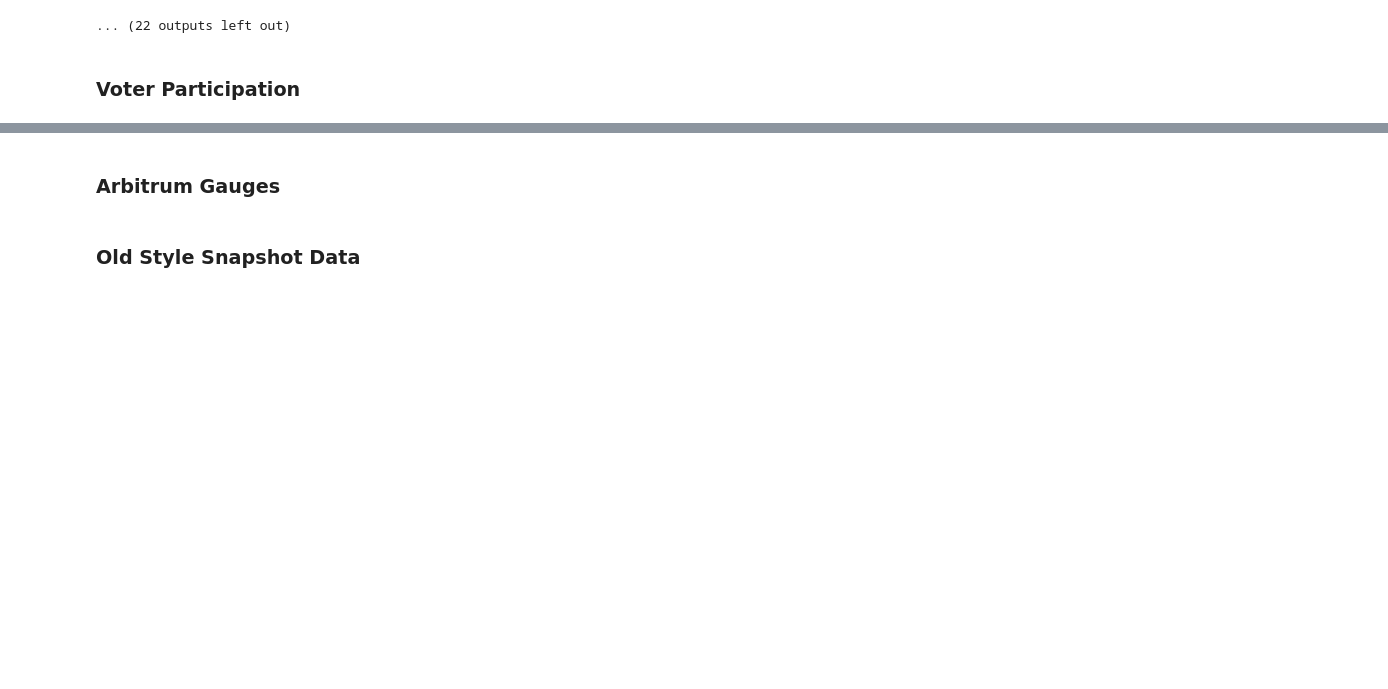
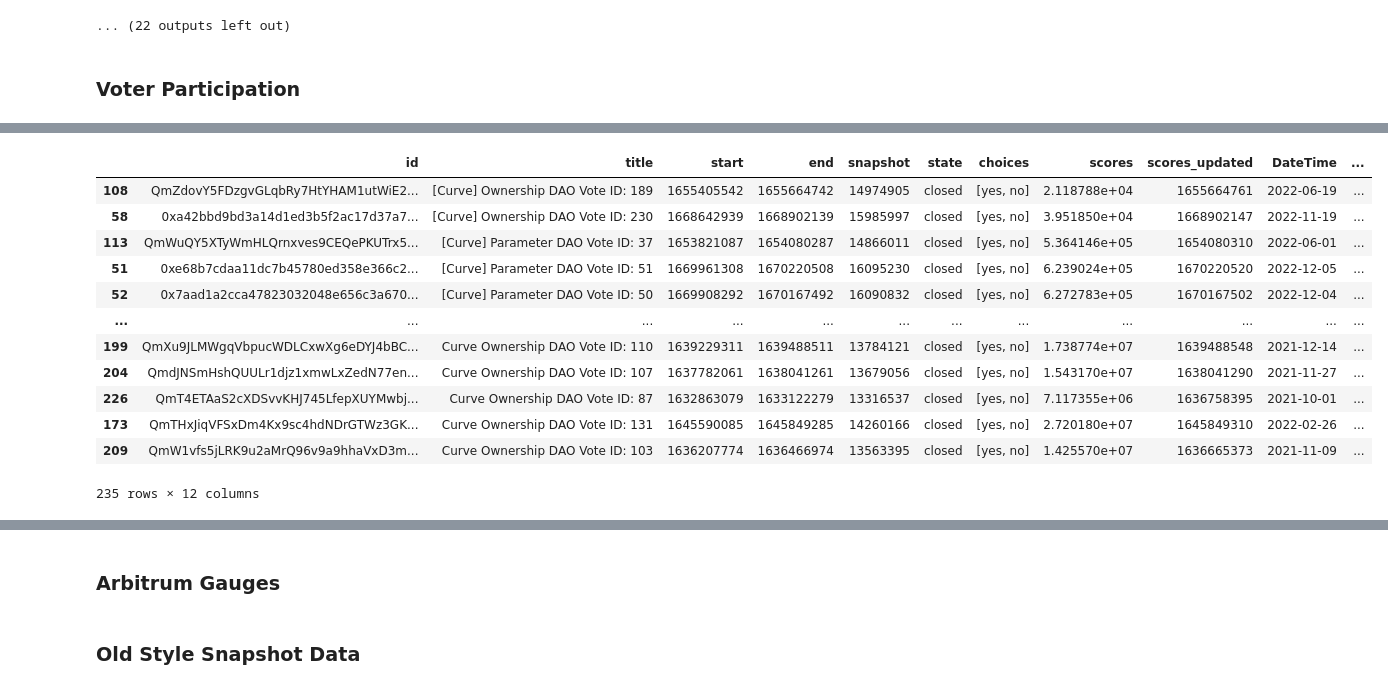
Before and after one commit to DoominEth/Web3DataSandbox, a Jupyter notebook: Untitled.ipynb, the cells around one changed output, grey strips where cells are left out. Cells and saved outputs as stored; diff of their text form; code cells hidden in the pictures; blank space fills up the shorter version.

```diff
--- a/Untitled.ipynb
+++ b/Untitled.ipynb
@@ -145,3 +162,19 @@ curveProposalData = gaugeMap.voterParticipationNonGauge('cvx.eth',cvxLocked)
+# %%
+curveProposalData.sort_values(by='ScoresPercent')
+# %% [output]
+|  | id | title | start | end | snapshot | state | choices | scores | scores_updated | DateTime | ... |
+| 108 | QmZdovY5FDzgvGLqbRy7HtYHAM1utWiE2... | [Curve] Ownership DAO Vote ID: 189 | 1655405542 | 1655664742 | 14974905 | closed | [yes, no] | 2.118788e+04 | 1655664761 | 2022-06-19 | ... |
+| 58 | 0xa42bbd9bd3a14d1ed3b5f2ac17d37a7... | [Curve] Ownership DAO Vote ID: 230 | 1668642939 | 1668902139 | 15985997 | closed | [yes, no] | 3.951850e+04 | 1668902147 | 2022-11-19 | ... |
+| 113 | QmWuQY5XTyWmHLQrnxves9CEQePKUTrx5... | [Curve] Parameter DAO Vote ID: 37 | 1653821087 | 1654080287 | 14866011 | closed | [yes, no] | 5.364146e+05 | 1654080310 | 2022-06-01 | ... |
+| 51 | 0xe68b7cdaa11dc7b45780ed358e366c2... | [Curve] Parameter DAO Vote ID: 51 | 1669961308 | 1670220508 | 16095230 | closed | [yes, no] | 6.239024e+05 | 1670220520 | 2022-12-05 | ... |
+| 52 | 0x7aad1a2cca47823032048e656c3a670... | [Curve] Parameter DAO Vote ID: 50 | 1669908292 | 1670167492 | 16090832 | closed | [yes, no] | 6.272783e+05 | 1670167502 | 2022-12-04 | ... |
+| ... | ... | ... | ... | ... | ... | ... | ... | ... | ... | ... | ... |
+| 199 | QmXu9JLMWgqVbpucWDLCxwXg6eDYJ4bBC... | Curve Ownership DAO Vote ID: 110 | 1639229311 | 1639488511 | 13784121 | closed | [yes, no] | 1.738774e+07 | 1639488548 | 2021-12-14 | ... |
+| 204 | QmdJNSmHshQUULr1djz1xmwLxZedN77en... | Curve Ownership DAO Vote ID: 107 | 1637782061 | 1638041261 | 13679056 | closed | [yes, no] | 1.543170e+07 | 1638041290 | 2021-11-27 | ... |
+| 226 | QmT4ETAaS2cXDSvvKHJ745LfepXUYMwbj... | Curve Ownership DAO Vote ID: 87 | 1632863079 | 1633122279 | 13316537 | closed | [yes, no] | 7.117355e+06 | 1636758395 | 2021-10-01 | ... |
+| 173 | QmTHxJiqVFSxDm4Kx9sc4hdNDrGTWz3GK... | Curve Ownership DAO Vote ID: 131 | 1645590085 | 1645849285 | 14260166 | closed | [yes, no] | 2.720180e+07 | 1645849310 | 2022-02-26 | ... |
+| 209 | QmW1vfs5jLRK9u2aMrQ96v9a9hhaVxD3m... | Curve Ownership DAO Vote ID: 103 | 1636207774 | 1636466974 | 13563395 | closed | [yes, no] | 1.425570e+07 | 1636665373 | 2021-11-09 | ... |
+235 rows × 12 columns
 # %%
 gaugeProposalData = gaugeMap.voterParticipationGauge('cvx.eth',cvxLocked)
 # %% [output]
```
Also changed, not shown: parts of 38 cells of this notebook, 2 other files.
